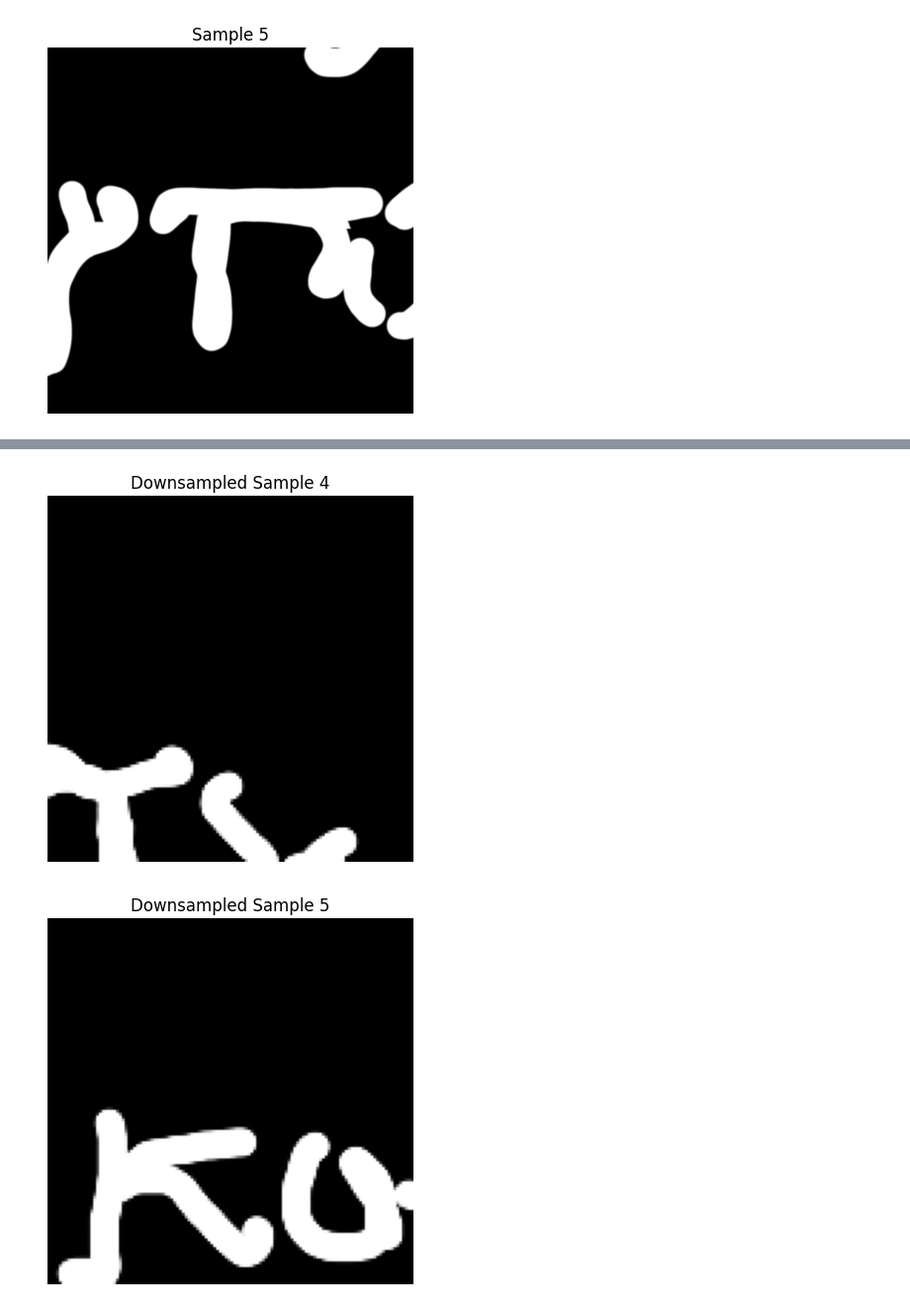
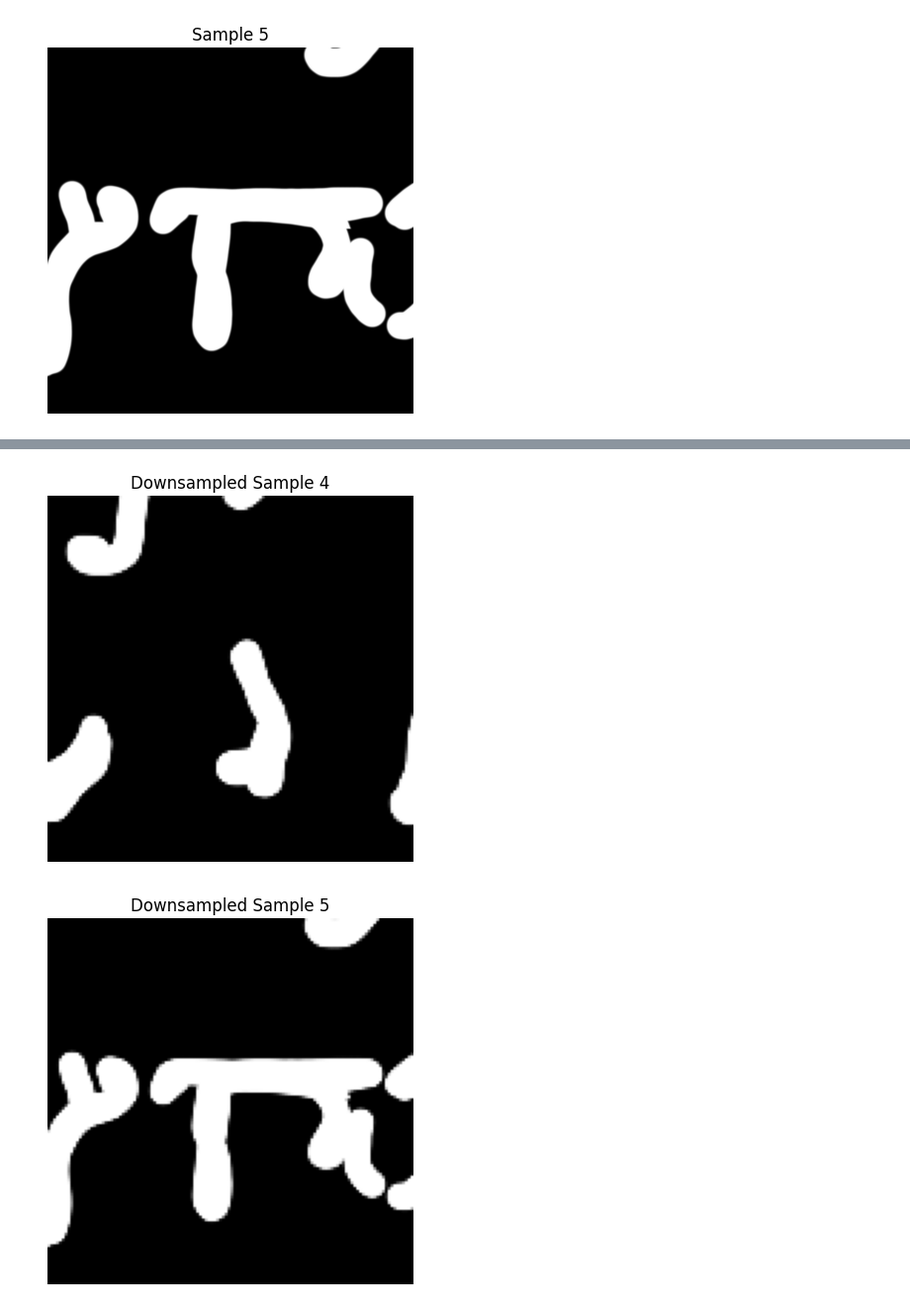
Before and after one commit to naiikaa/grandchallenges_vesuvius, a Jupyter notebook: notebooks/ink_labels.ipynb, the cells around one changed output, grey strips where cells are left out. Shown: that part at 99% size. Drawn from its saved outputs; the diff is of its cells as text; code cells hidden in the pictures.

```diff
--- a/notebooks/ink_labels.ipynb
+++ b/notebooks/ink_labels.ipynb
@@ -134,7 +141,7 @@ def downsample_samples(samples, target_size=(128, 128)):
     downsampled = []
     for sample in samples:
         downsampled_sample = torch.nn.functional.interpolate(
-            torch.tensor(sample).unsqueeze(1).float(),
+            torch.tensor(sample).unsqueeze(0).unsqueeze(0).float(),
             size=target_size,
             mode='bilinear',
             align_corners=False
@@ -145,7 +152,7 @@ def downsample_samples(samples, target_size=(128, 128)):
 #plot 5 downsampled samples
 downsampled_samples = downsample_samples(samples)
 for i in range(min(5, len(downsampled_samples))):
-    plt.imshow(downsampled_samples[i], cmap='gray')
+    plt.imshow(downsampled_samples[i+10], cmap='gray')
     plt.title(f'Downsampled Sample {i+1}')
     plt.axis('off')
     plt.show()
@@ -156,2 +163,2 @@ for i in range(min(5, len(downsampled_samples))):
-[figure, old version]
+[figure, new version]
-[figure, old version]
+[figure, new version]
```
Also changed, not shown: parts of 5 cells of this notebook, 4 other files.
